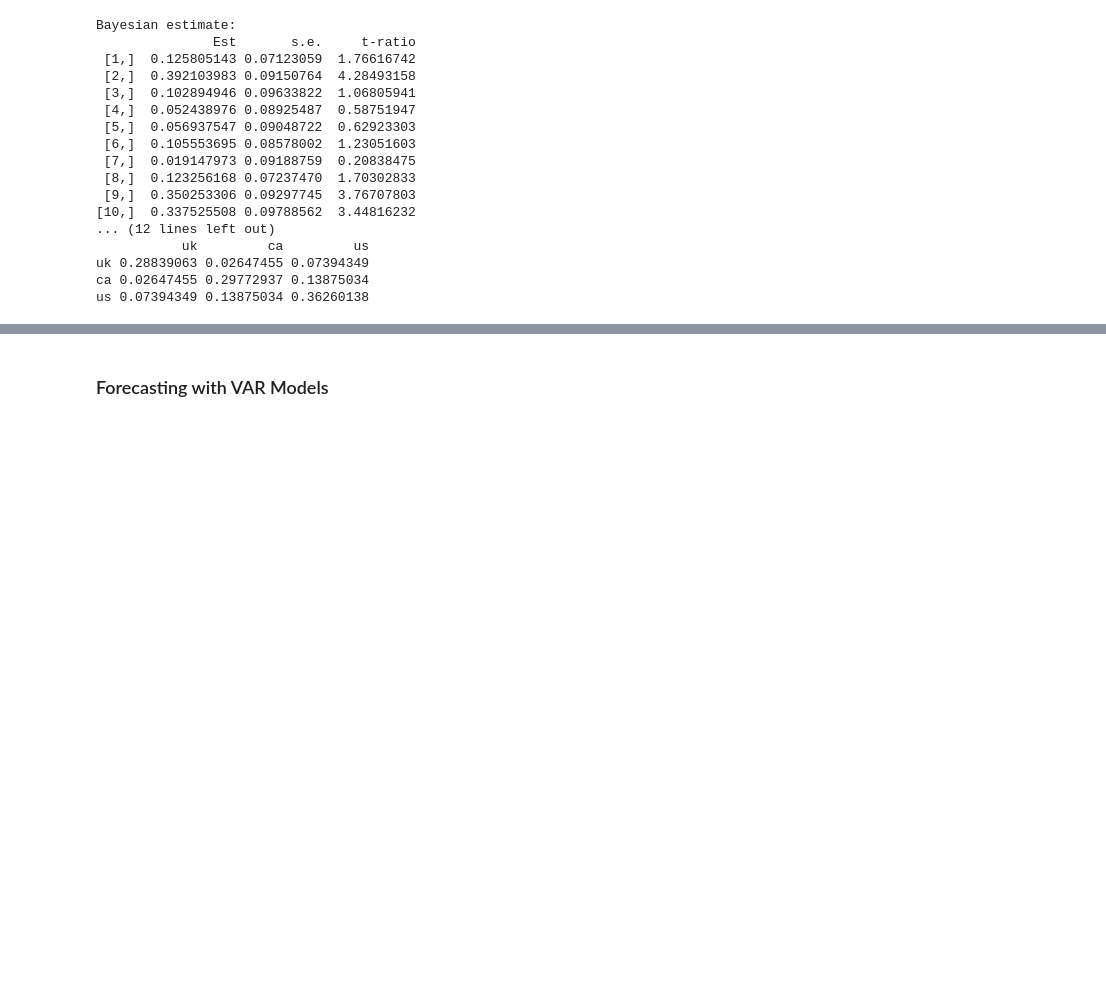
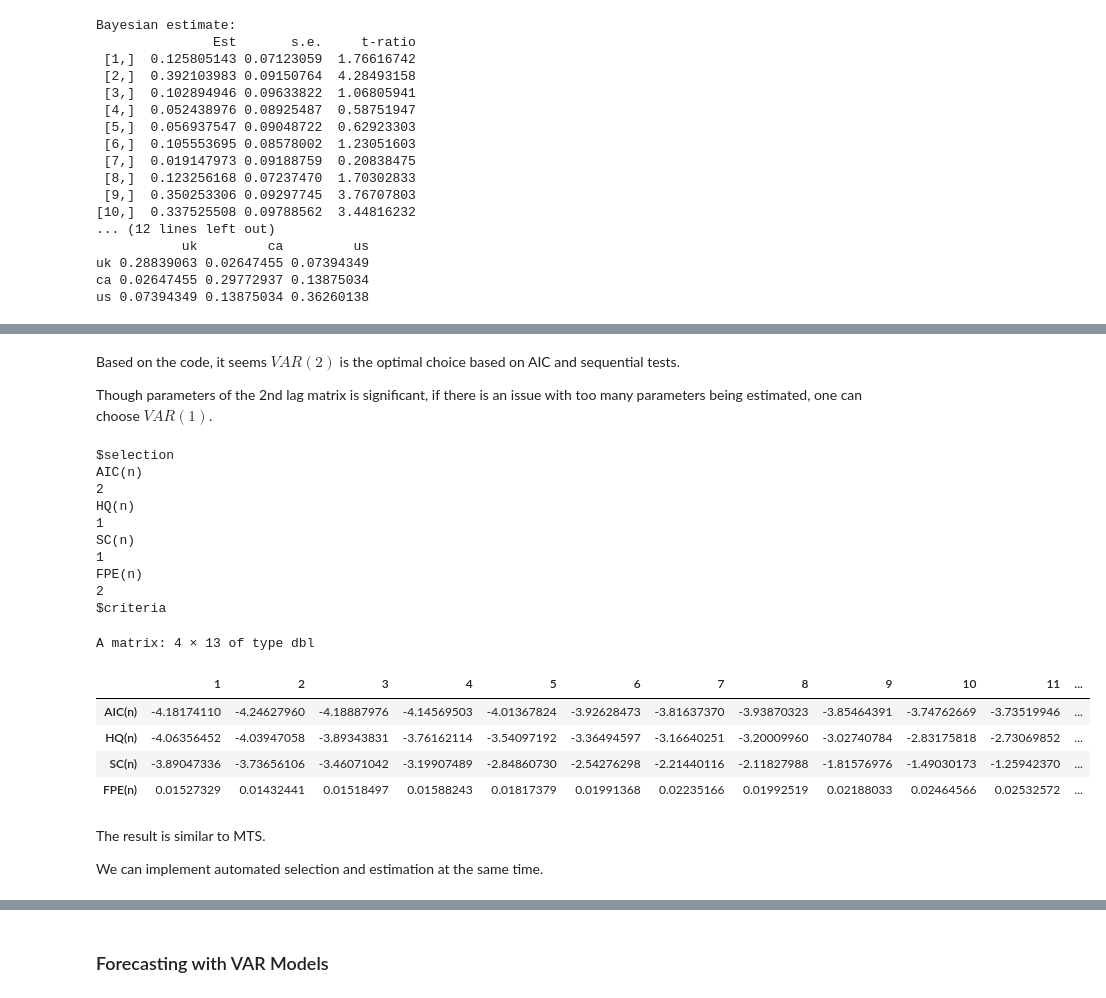
Before and after one commit to pacayton/Stat_268_Advanced_Time_Series_Analysis, a Jupyter notebook: Stat_268_Week_5_Multivariate_Time_Series_Analysis_Part_1.ipynb, the cells around one changed output, grey strips where cells are left out. Drawn from its saved outputs; the diff is of its cells as text; code cells hidden in the pictures; blank space fills up the shorter version.

```diff
--- a/Stat_268_Week_5_Multivariate_Time_Series_Analysis_Part_1.ipynb
+++ b/Stat_268_Week_5_Multivariate_Time_Series_Analysis_Part_1.ipynb
@@ -832,0 +881,31 @@ Comments:
+# %% [markdown]
+Based on the code, it seems $VAR(2)$ is the optimal choice based on AIC and sequential tests.
+
+Though parameters of the 2nd lag matrix is significant, if there is an issue with too many parameters being estimated, one can choose $VAR(1)$.
+# %%
+## Using the vars package
+
+infocrit <- VARselect( z , lag.max = 13 , type = "const")
+
+infocrit
+# %% [output]
+$selection
+AIC(n)
+2
+HQ(n)
+1
+SC(n)
+1
+FPE(n)
+2
+$criteria
+A matrix: 4 × 13 of type dbl
+|  | 1 | 2 | 3 | 4 | 5 | 6 | 7 | 8 | 9 | 10 | 11 | ... |
+| AIC(n) | -4.18174110 | -4.24627960 | -4.18887976 | -4.14569503 | -4.01367824 | -3.92628473 | -3.81637370 | -3.93870323 | -3.85464391 | -3.74762669 | -3.73519946 | ... |
+| HQ(n) | -4.06356452 | -4.03947058 | -3.89343831 | -3.76162114 | -3.54097192 | -3.36494597 | -3.16640251 | -3.20009960 | -3.02740784 | -2.83175818 | -2.73069852 | ... |
+| SC(n) | -3.89047336 | -3.73656106 | -3.46071042 | -3.19907489 | -2.84860730 | -2.54276298 | -2.21440116 | -2.11827988 | -1.81576976 | -1.49030173 | -1.25942370 | ... |
+| FPE(n) | 0.01527329 | 0.01432441 | 0.01518497 | 0.01588243 | 0.01817379 | 0.01991368 | 0.02235166 | 0.01992519 | 0.02188033 | 0.02464566 | 0.02532572 | ... |
+# %% [markdown]
+The result is similar to MTS.
+
+We can implement automated selection and estimation at the same time.
```
Also changed, not shown: parts of 9 cells of this notebook.
